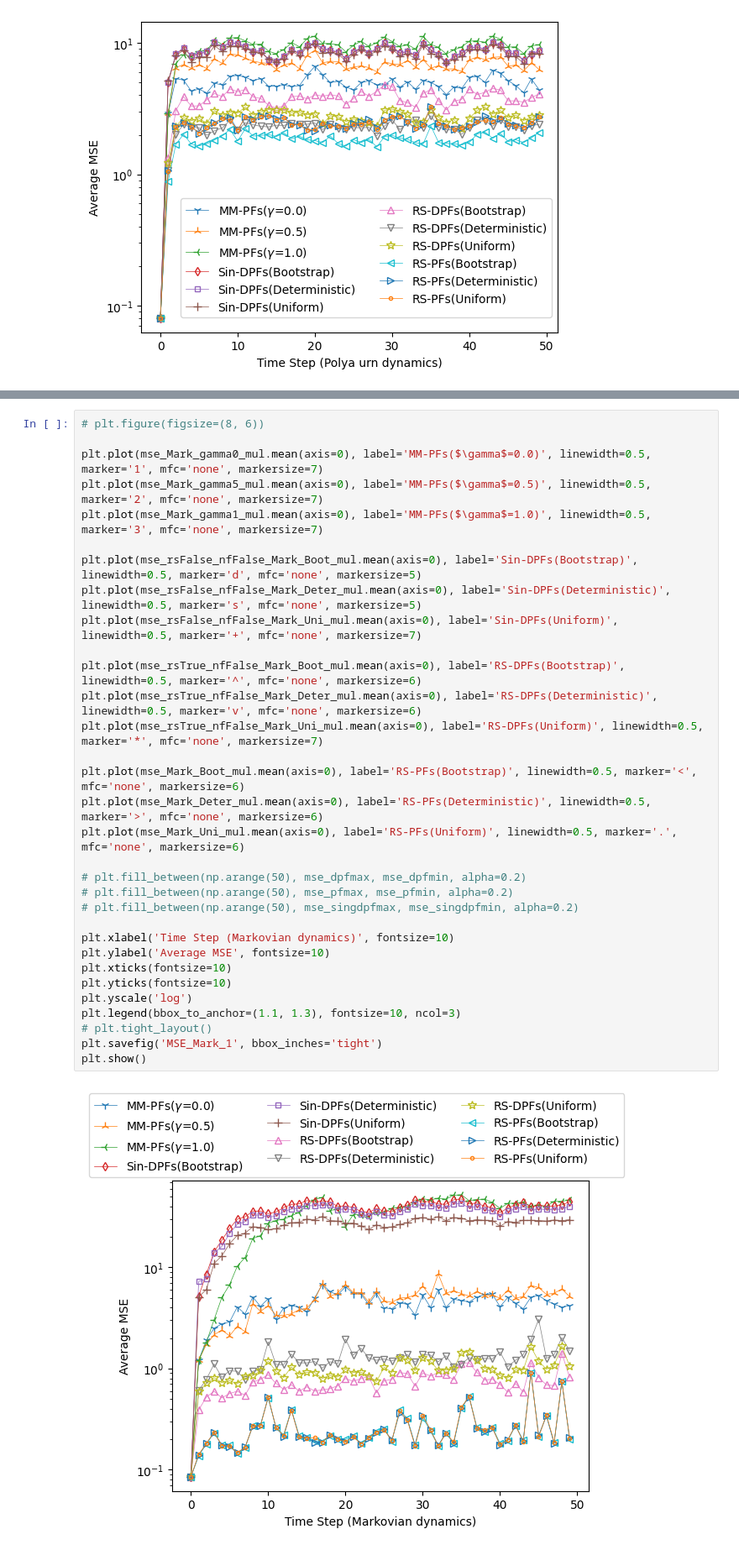
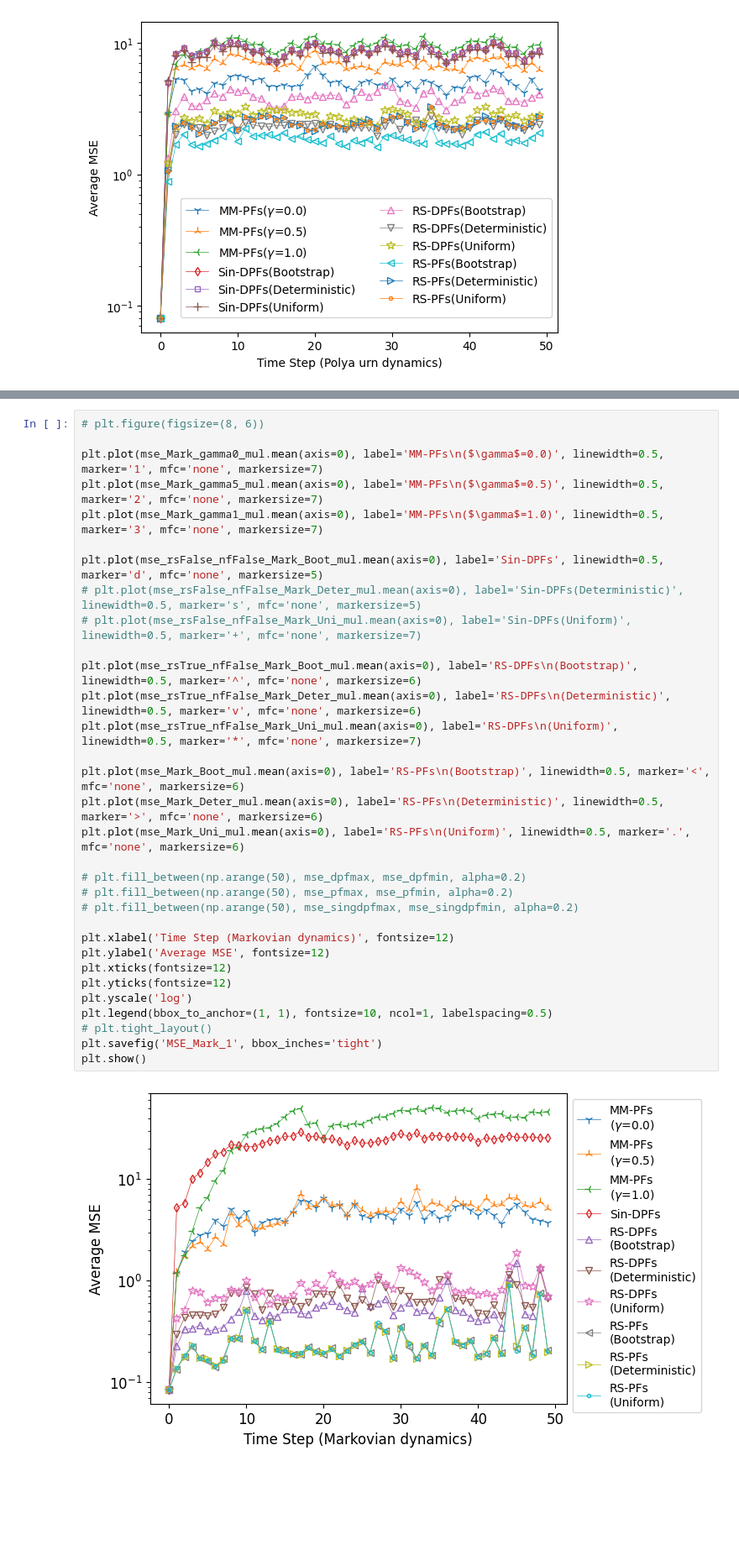
Before and after one commit to WickhamLi/RS-DBPF, a Jupyter notebook: results/Figures.ipynb, the cells around one changed output, grey strips where cells are left out. Shown at 84% size. Saved outputs shown, nothing was run; the diff lists cells and outputs as text; blank space fills up the shorter version.

```diff
--- a/results/Figures.ipynb
+++ b/results/Figures.ipynb
@@ -380,37 +360,37 @@ print(j.mean(), j.shape, k.mean(), k.shape, l.mean(), l.shape)
 # %%
 # plt.figure(figsize=(8, 6))
 
-plt.plot(mse_Mark_gamma0_mul.mean(axis=0), label='MM-PFs($\gamma$=0.0)', linewidth=0.5, marker='1', mfc='none', markersize=7)
-plt.plot(mse_Mark_gamma5_mul.mean(axis=0), label='MM-PFs($\gamma$=0.5)', linewidth=0.5, marker='2', mfc='none', markersize=7)
-plt.plot(mse_Mark_gamma1_mul.mean(axis=0), label='MM-PFs($\gamma$=1.0)', linewidth=0.5, marker='3', mfc='none', markersize=7)
+plt.plot(mse_Mark_gamma0_mul.mean(axis=0), label='MM-PFs\n($\gamma$=0.0)', linewidth=0.5, marker='1', mfc='none', markersize=7)
+plt.plot(mse_Mark_gamma5_mul.mean(axis=0), label='MM-PFs\n($\gamma$=0.5)', linewidth=0.5, marker='2', mfc='none', markersize=7)
+plt.plot(mse_Mark_gamma1_mul.mean(axis=0), label='MM-PFs\n($\gamma$=1.0)', linewidth=0.5, marker='3', mfc='none', markersize=7)
 
-plt.plot(mse_rsFalse_nfFalse_Mark_Boot_mul.mean(axis=0), label='Sin-DPFs(Bootstrap)', linewidth=0.5, marker='d', mfc='none', markersize=5)
-plt.plot(mse_rsFalse_nfFalse_Mark_Deter_mul.mean(axis=0), label='Sin-DPFs(Deterministic)', linewidth=0.5, marker='s', mfc='none', markersize=5)
-plt.plot(mse_rsFalse_nfFalse_Mark_Uni_mul.mean(axis=0), label='Sin-DPFs(Uniform)', linewidth=0.5, marker='+', mfc='none', markersize=7)
+plt.plot(mse_rsFalse_nfFalse_Mark_Boot_mul.mean(axis=0), label='Sin-DPFs', linewidth=0.5, marker='d', mfc='none', markersize=5)
+# plt.plot(mse_rsFalse_nfFalse_Mark_Deter_mul.mean(axis=0), label='Sin-DPFs(Deterministic)', linewidth=0.5, marker='s', mfc='none', markersize=5)
+# plt.plot(mse_rsFalse_nfFalse_Mark_Uni_mul.mean(axis=0), label='Sin-DPFs(Uniform)', linewidth=0.5, marker='+', mfc='none', markersize=7)
 
-plt.plot(mse_rsTrue_nfFalse_Mark_Boot_mul.mean(axis=0), label='RS-DPFs(Bootstrap)', linewidth=0.5, marker='^', mfc='none', markersize=6)
-plt.plot(mse_rsTrue_nfFalse_Mark_Deter_mul.mean(axis=0), label='RS-DPFs(Deterministic)', linewidth=0.5, marker='v', mfc='none', markersize=6)
-plt.plot(mse_rsTrue_nfFalse_Mark_Uni_mul.mean(axis=0), label='RS-DPFs(Uniform)', linewidth=0.5, marker='*', mfc='none', markersize=7)
+plt.plot(mse_rsTrue_nfFalse_Mark_Boot_mul.mean(axis=0), label='RS-DPFs\n(Bootstrap)', linewidth=0.5, marker='^', mfc='none', markersize=6)
+plt.plot(mse_rsTrue_nfFalse_Mark_Deter_mul.mean(axis=0), label='RS-DPFs\n(Deterministic)', linewidth=0.5, marker='v', mfc='none', markersize=6)
+plt.plot(mse_rsTrue_nfFalse_Mark_Uni_mul.mean(axis=0), label='RS-DPFs\n(Uniform)', linewidth=0.5, marker='*', mfc='none', markersize=7)
 
-plt.plot(mse_Mark_Boot_mul.mean(axis=0), label='RS-PFs(Bootstrap)', linewidth=0.5, marker='<', mfc='none', markersize=6)
-plt.plot(mse_Mark_Deter_mul.mean(axis=0), label='RS-PFs(Deterministic)', linewidth=0.5, marker='>', mfc='none', markersize=6)
-plt.plot(mse_Mark_Uni_mul.mean(axis=0), label='RS-PFs(Uniform)', linewidth=0.5, marker='.', mfc='none', markersize=6)
+plt.plot(mse_Mark_Boot_mul.mean(axis=0), label='RS-PFs\n(Bootstrap)', linewidth=0.5, marker='<', mfc='none', markersize=6)
+plt.plot(mse_Mark_Deter_mul.mean(axis=0), label='RS-PFs\n(Deterministic)', linewidth=0.5, marker='>', mfc='none', markersize=6)
+plt.plot(mse_Mark_Uni_mul.mean(axis=0), label='RS-PFs\n(Uniform)', linewidth=0.5, marker='.', mfc='none', markersize=6)
 
 # plt.fill_between(np.arange(50), mse_dpfmax, mse_dpfmin, alpha=0.2)
 # plt.fill_between(np.arange(50), mse_pfmax, mse_pfmin, alpha=0.2)
 # plt.fill_between(np.arange(50), mse_singdpfmax, mse_singdpfmin, alpha=0.2)
 
-plt.xlabel('Time Step (Markovian dynamics)', fontsize=10)
-plt.ylabel('Average MSE', fontsize=10)
-plt.xticks(fontsize=10)
-plt.yticks(fontsize=10)
+plt.xlabel('Time Step (Markovian dynamics)', fontsize=12)
+plt.ylabel('Average MSE', fontsize=12)
+plt.xticks(fontsize=12)
+plt.yticks(fontsize=12)
 plt.yscale('log')
-plt.legend(bbox_to_anchor=(1.1, 1.3), fontsize=10, ncol=3)
+plt.legend(bbox_to_anchor=(1, 1), fontsize=10, ncol=1, labelspacing=0.5)
 # plt.tight_layout()
 plt.savefig('MSE_Mark_1', bbox_inches='tight')
 plt.show()
 # %% [output]
-[figure, old version]
+[figure, new version]
 # %%
 mse_rsFalse_nfFalse_Mark_Boot_mul = np.loadtxt('rsdpf_0.3/mse_rsFalse_nfFalse_Mark_Boot_mul', delimiter=',', skiprows=1, usecols=(np.arange(1, 51)))
 mse_rsFalse_nfFalse_Mark_Deter_mul = np.loadtxt('rsdpf_0.3/mse_rsFalse_nfFalse_Mark_Deter_mul', delimiter=',', skiprows=1, usecols=(np.arange(1, 51)))
```
Also changed, not shown: parts of 7 cells of this notebook, 43 other files.
